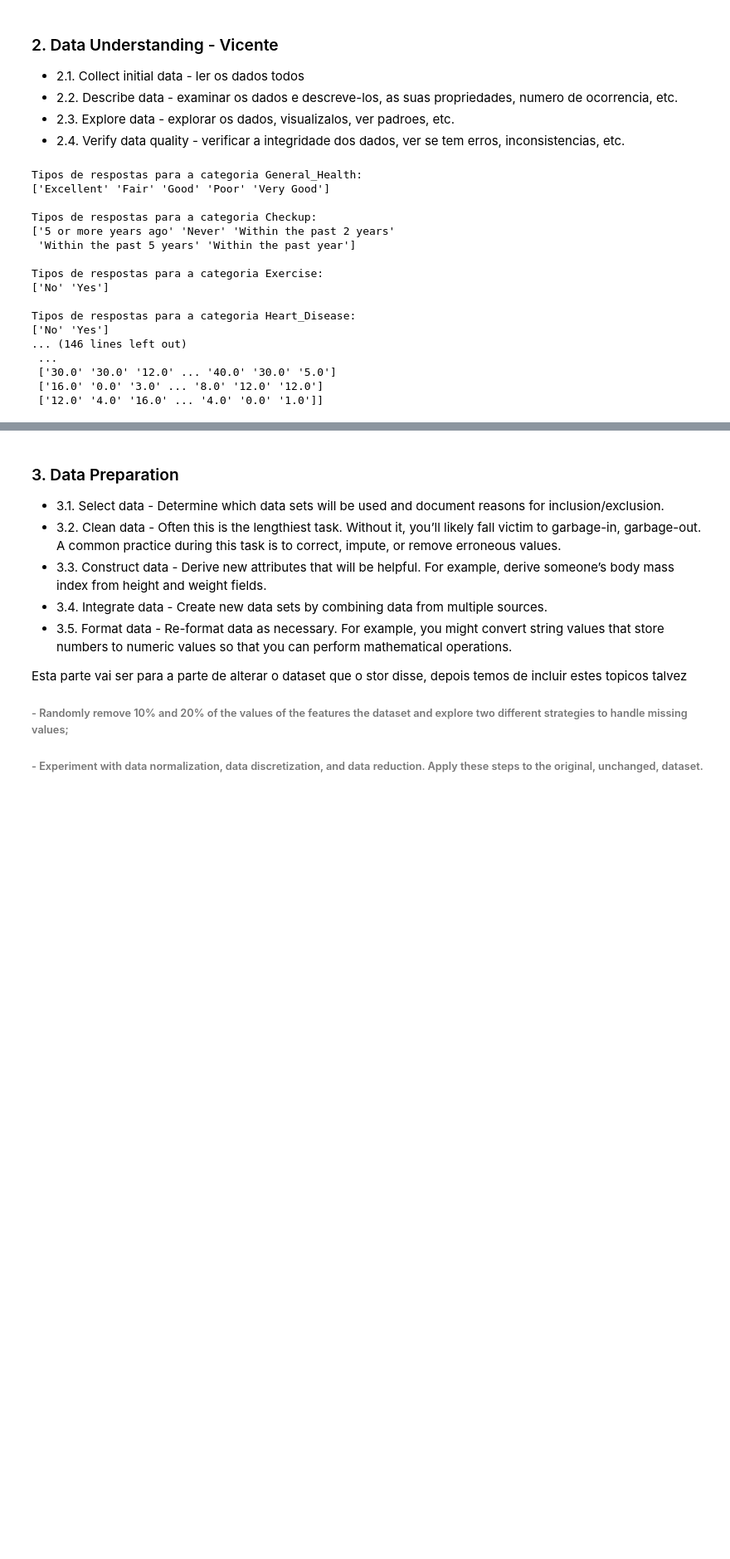
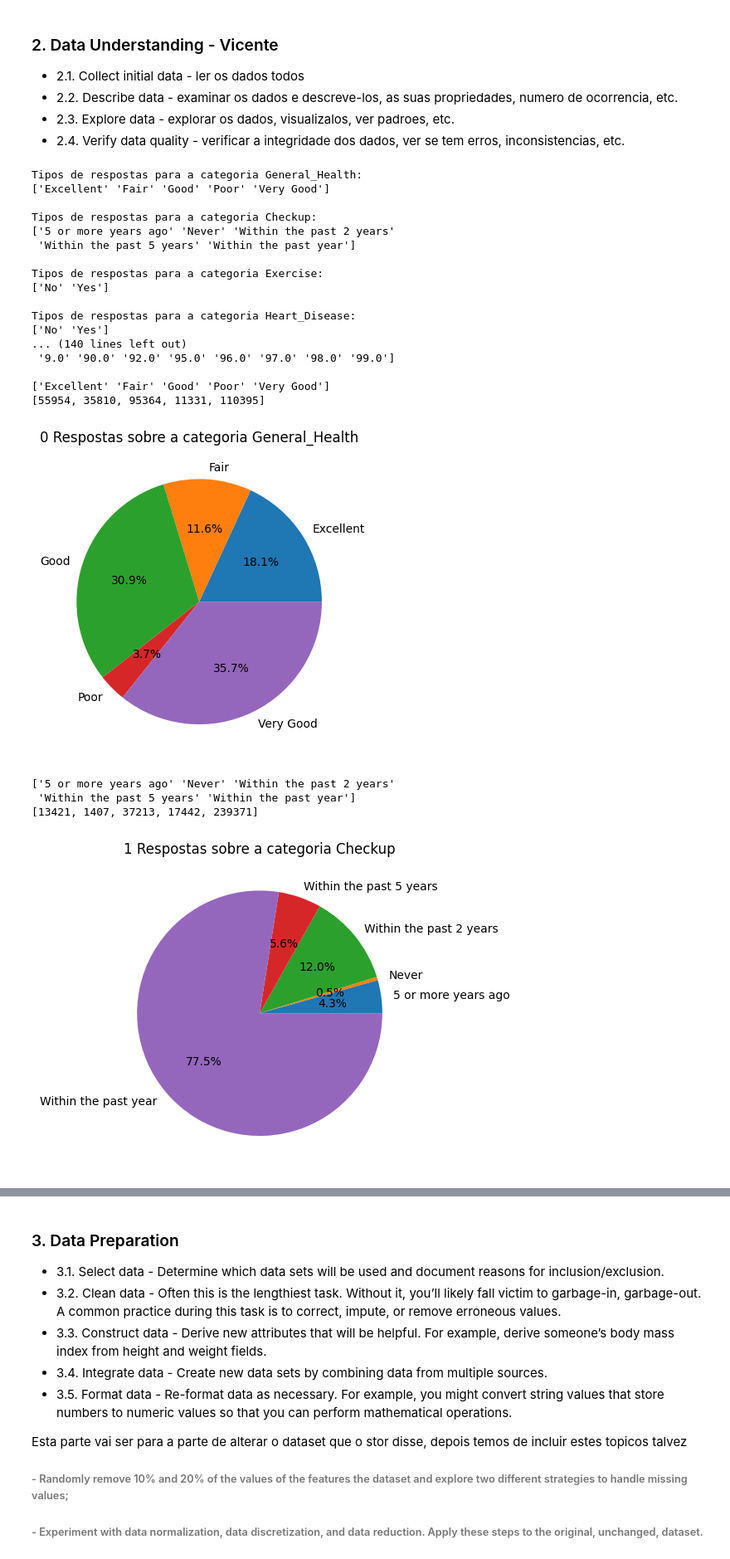
Before and after one commit to Yeshey/IAA-IntroAprendizagemAutomatica, a Jupyter notebook: FinalProject/Project.ipynb, the cells around one changed output, grey strips where cells are left out. Shown at 83% size. Cells and saved outputs as stored; diff of their text form; code cells hidden in the pictures; blank space fills up the shorter version.

```diff
--- a/FinalProject/Project.ipynb
+++ b/FinalProject/Project.ipynb
@@ -35,19 +35,6 @@ import pandas as pd
 import matplotlib.pyplot as plt
 
 # 2.1.2.1.2.1.2.1.2.1.2.1.2.1.2.1.2.1.2.1.2.1.2.1.2.1.2.1.2.1.2.1.2.1.2.1.2.1.2.1.2.1.
-
-'''
-datasetL = [] # dataset por linha, pode ser util
-
-with open('dataset.csv', mode ='r')as file:
-  csvFile = csv.reader(file)
-  for lines in csvFile:
-        datasetL.append(lines)
-
-categorias = datasetL[0]
-datasetL.pop(0)
-datasetL = np.array(datasetL)
-'''
 
 with open('dataset.csv', mode ='r')as file:
 	csvFile = csv.reader(file)
@@ -78,7 +65,6 @@ for i in range(len(categorias)):
 
 
 # graficos para respostas
-'''
 count = 0
 for i in datasetC:
 	unicos = np.unique(i)
@@ -91,7 +77,7 @@ for i in datasetC:
 	plt.pie(valores,labels=unicos,autopct='%1.1f%%')
 	plt.show()
 	count+=1
-'''
+
 
 # pessoas que dizem que n fazem exercicio -> +% na parte de doencas
 '''
@@ -127,37 +113,41 @@ for i in range(len(categorias)):
 	valores2 = [np.count_nonzero(valores==x) for x in unicos]
 
 	plt.title("Respostas para pessoas que têm doenças cardiacas para a categoria "+str(categorias[i]))
 	plt.pie(valores2,labels=unicos,autopct='%1.1f%%')
 	plt.show()
 '''
 
 # 2.4.2.4.2.4.2.4.2.4.2.4.2.4.2.4.2.4.2.4.2.4.2.4.2.4.2.4.2.4.2.4.2.4.2.4.2.4.2.4.2.4.2.4.2.4.
 
 # falar da inconsistencia das batatas fritas / alcool / fruta / vegetais
 # vou usar quantas vezes por mes come/bete a categoria
 
 # mostrar que nao tem valores em falta
 '''
 for i in datasetC:
     print(len(i))
-print(len(datasetL))
+print(len(datasetC.T))
 '''
-print(datasetC)
 # %% [output]
 Tipos de respostas para a categoria General_Health:
 ['Excellent' 'Fair' 'Good' 'Poor' 'Very Good']
 
 Tipos de respostas para a categoria Checkup:
 ['5 or more years ago' 'Never' 'Within the past 2 years'
  'Within the past 5 years' 'Within the past year']
 
 Tipos de respostas para a categoria Exercise:
 ['No' 'Yes']
 
 Tipos de respostas para a categoria Heart_Disease:
 ['No' 'Yes']
-... (146 lines left out)
- ...
- ['30.0' '30.0' '12.0' ... '40.0' '30.0' '5.0']
- ['16.0' '0.0' '3.0' ... '8.0' '12.0' '12.0']
- ['12.0' '4.0' '16.0' ... '4.0' '0.0' '1.0']]
+... (140 lines left out)
+ '9.0' '90.0' '92.0' '95.0' '96.0' '97.0' '98.0' '99.0']
+
+['Excellent' 'Fair' 'Good' 'Poor' 'Very Good']
+[55954, 35810, 95364, 11331, 110395]
+[figure, added]
+['5 or more years ago' 'Never' 'Within the past 2 years'
+ 'Within the past 5 years' 'Within the past year']
+[13421, 1407, 37213, 17442, 239371]
+[figure, added]
```
Also changed, not shown: parts of 3 cells of this notebook.
